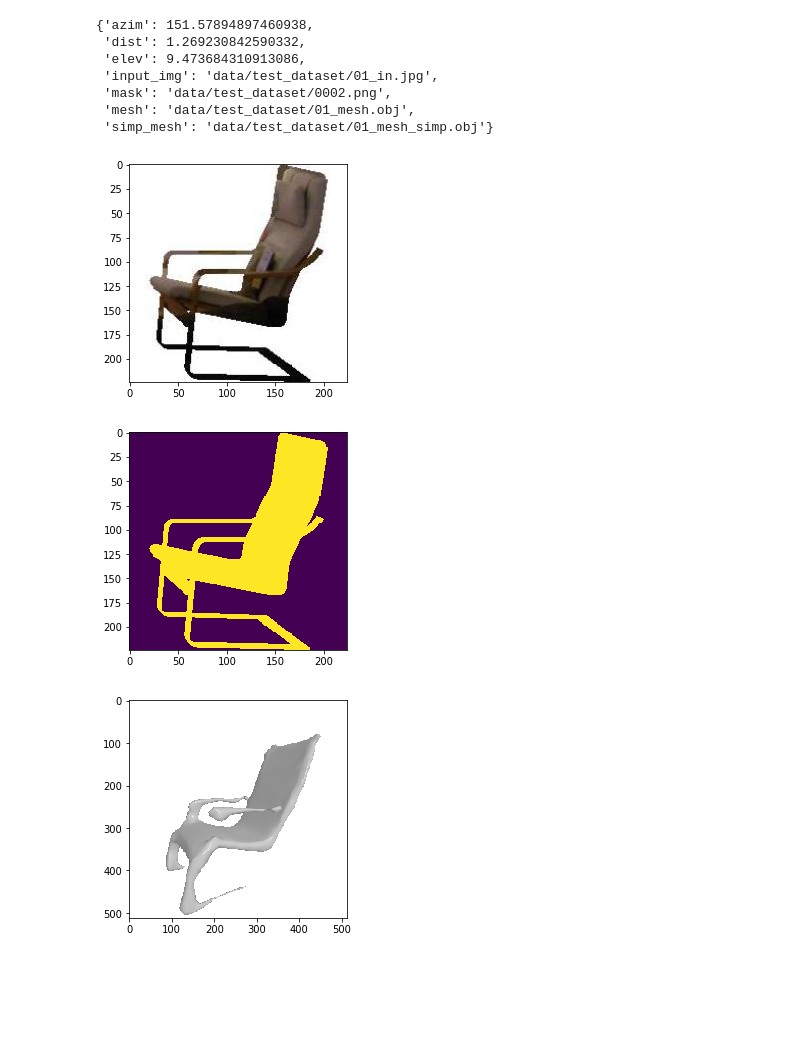
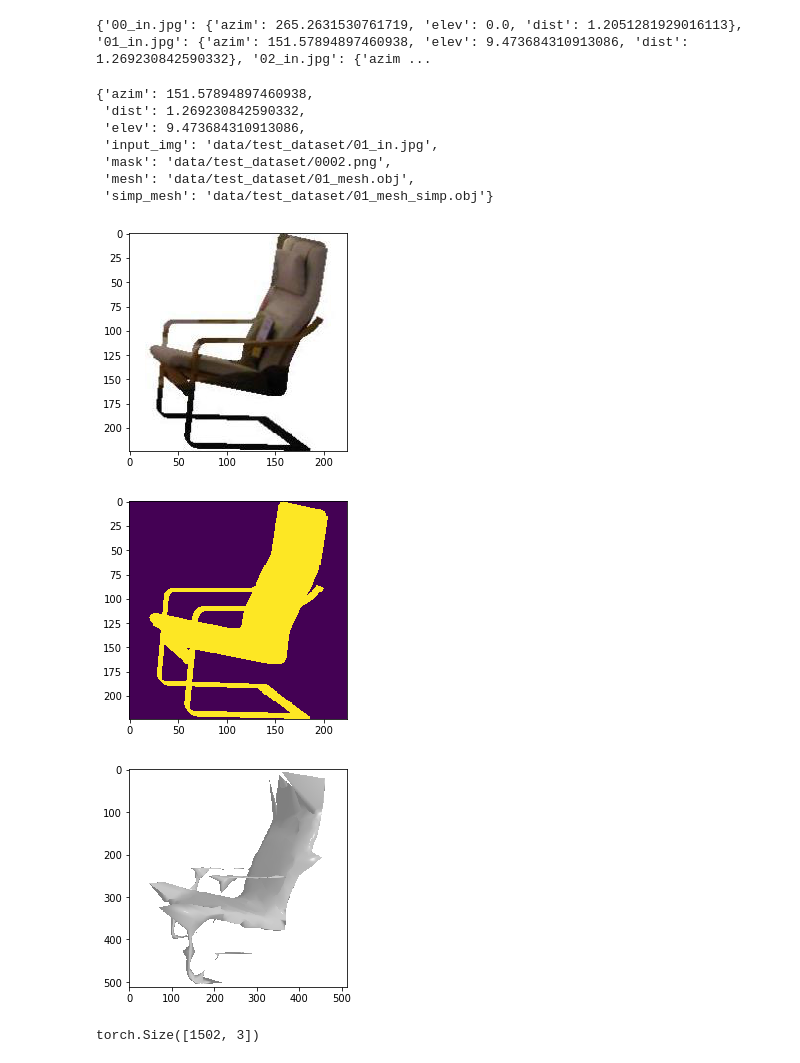
Before and after one commit to edwardyang12/sil_consistent_at_inference, a Jupyter notebook: notebooks/Deformation_Net.ipynb, the cells around one changed output. Drawn from its saved outputs; the diff is of its cells as text; code cells hidden in the pictures; blank space fills up the shorter version.

```diff
--- a/notebooks/Deformation_Net.ipynb
+++ b/notebooks/Deformation_Net.ipynb
@@ -61,6 +61,10 @@ for mesh_path in mesh_paths:
     simp_mesh_path = mesh_path.replace(".obj","_simp.obj")
     data_info.append({"mesh": mesh_path, "simp_mesh": simp_mesh_path, "input_img": instance_img_path, "mask": instance_mask_path,
                       "azim": pred_poses[img_name]['azim'], "dist": pred_poses[img_name]['dist'], "elev": pred_poses[img_name]['elev']})
+# %%
+print(pred_poses)
+# %% [output]
+{'00_in.jpg': {'azim': 265.2631530761719, 'elev': 0.0, 'dist': 1.2051281929016113}, '01_in.jpg': {'azim': 151.57894897460938, 'elev': 9.473684310913086, 'dist': 1.269230842590332}, '02_in.jpg': {'azim ...
 # %%
 device = torch.device("cuda:0")
 
@@ -70,36 +74,42 @@ for data in data_info[1:2]:
     # loading in image, mesh, mask, predicted pose data
     input_image = np.asarray(Image.open(data['input_img']).convert('RGB'))
     with torch.no_grad():
-        mesh = utils.load_untextured_mesh(data['simp_mesh'], device)
+        mesh = utils.load_untextured_mesh("1502.obj", device)
+        #mesh = utils.load_untextured_mesh(os.path.join(DATASET_PATH,"01_mesh_simp_755.obj"), device)
+        #mesh = utils.load_untextured_mesh(data['simp_mesh'], device)
     mask = Image.open(data['mask']).resize((224,224))
     mask = np.asarray(mask)
     mask = (mask[:,:,3]> 0)
     pred_dist = data['dist']
     pred_elev = data['elev']
     pred_azim = data['azim']
 
     # rendering mesh at predicted pose
     R, T = look_at_view_transform(pred_dist, pred_elev, pred_azim)
     mesh_rendered_at_pred_pose = utils.render_mesh(mesh, R, T, device)
 
     # visualizing
     plt.imshow(input_image)
     plt.show()
     plt.imshow(mask)
     plt.show()
     plt.imshow(mesh_rendered_at_pred_pose[0, ..., :3].cpu().numpy())
     plt.show()
 # %% [output]
 {'azim': 151.57894897460938,
  'dist': 1.269230842590332,
  'elev': 9.473684310913086,
  'input_img': 'data/test_dataset/01_in.jpg',
  'mask': 'data/test_dataset/0002.png',
  'mesh': 'data/test_dataset/01_mesh.obj',
  'simp_mesh': 'data/test_dataset/01_mesh_simp.obj'}
 [figure]
 [figure]
-[figure, old version]
+[figure, new version]
+# %%
+print(mesh.verts_packed().shape)
+# %% [output]
+torch.Size([1502, 3])
 # %%
 cfg_yaml_path = "configs/default.yaml"
 refiner = MeshRefiner(cfg_yaml_path, device)
```
Also changed, not shown: parts of 4 cells of this notebook, 7 other files.
